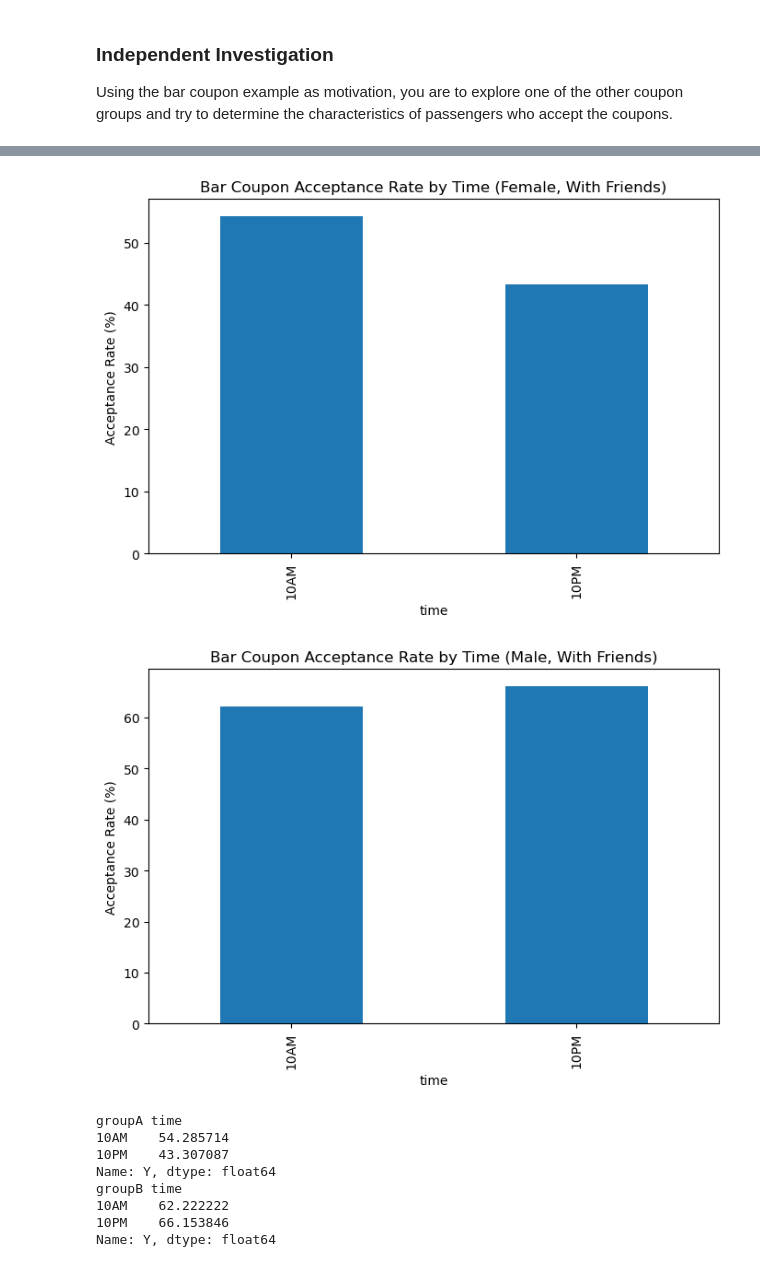
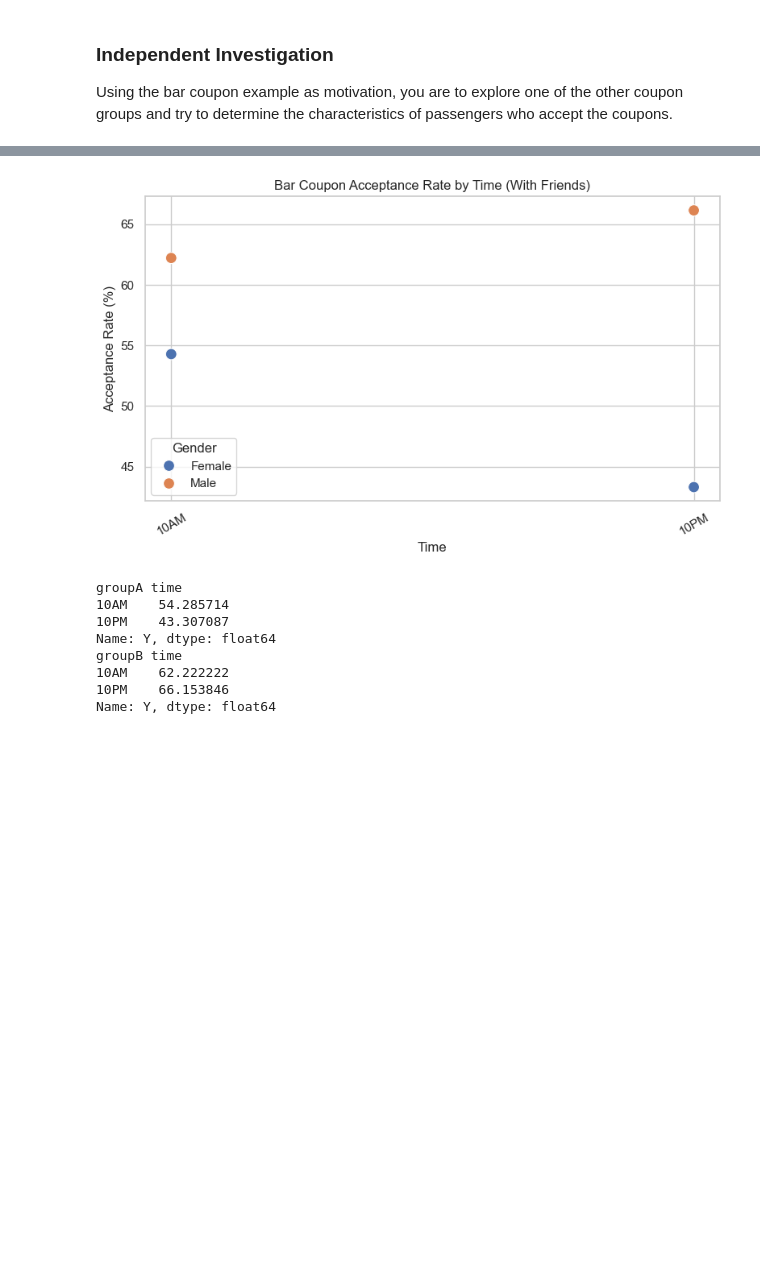
Before and after one commit to sumarhea/AIML-Project1, a Jupyter notebook: prompt.ipynb, the cells around one changed output, grey strips where cells are left out. Cells and saved outputs as stored; diff of their text form; code cells hidden in the pictures; blank space fills up the shorter version.

```diff
--- a/prompt.ipynb
+++ b/prompt.ipynb
@@ -387,36 +400,45 @@ Name: Y, dtype: int64
 # %%
 #Retrieve passengers who accepted the coupons -grouped by age, gender based ,time,passenger = Friend(s)  descending order
 import pandas as pd
+import seaborn as sns
+import matplotlib.pyplot as plt
 df = pd.read_csv('data/coupons.csv')
 groupA = df[
      (df['passanger'].isin(['Friend(s)'])) &
     (df['gender'] == 'Female') &
     (df['coupon'] == 'Bar')].groupby('time')['Y'].mean()*100
-    #groupby('age')['Y'].sum().sort_values(ascending=False)
+
 
 groupB = df[
      (df['passanger'].isin(['Friend(s)'])) &
     (df['gender'] == 'Male') &
     (df['coupon'] == 'Bar')].groupby('time')['Y'].mean()*100
 
+
+
+# Convert to DataFrames
+groupA_df = groupA.reset_index()
+groupA_df.columns = ['Time', 'Acceptance Rate (%)']
+groupA_df['Gender'] = 'Female'
+
+groupB_df = groupB.reset_index()
+groupB_df.columns = ['Time', 'Acceptance Rate (%)']
+groupB_df['Gender'] = 'Male'
+
+combined = pd.concat([groupA_df, groupB_df ])
+
+sns.set_theme(style='whitegrid')
 plt.figure(figsize=(8, 5))
-groupA.plot(kind='bar')
-plt.title('Bar Coupon Acceptance Rate by Time (Female, With Friends)')
-plt.ylabel('Acceptance Rate (%)')
+sns.scatterplot(data=combined, x='Time', y='Acceptance Rate (%)', hue='Gender', s=100, palette='deep')
+plt.title('Bar Coupon Acceptance Rate by Time (With Friends)')
+plt.xticks(rotation=30)
+plt.tight_layout()
 plt.show()
-
-plt.figure(figsize=(8, 5))
-groupB.plot(kind='bar')
-plt.title('Bar Coupon Acceptance Rate by Time (Male, With Friends)')
-plt.ylabel('Acceptance Rate (%)')
-plt.show()
-
 
 print('groupA', groupA)
 print('groupB', groupB)
 # %% [output]
-[figure, old version]
+[figure, new version]
-[figure, removed]
 groupA time
 10AM    54.285714
 10PM    43.307087
```
Also changed, not shown: parts of 13 cells of this notebook.
